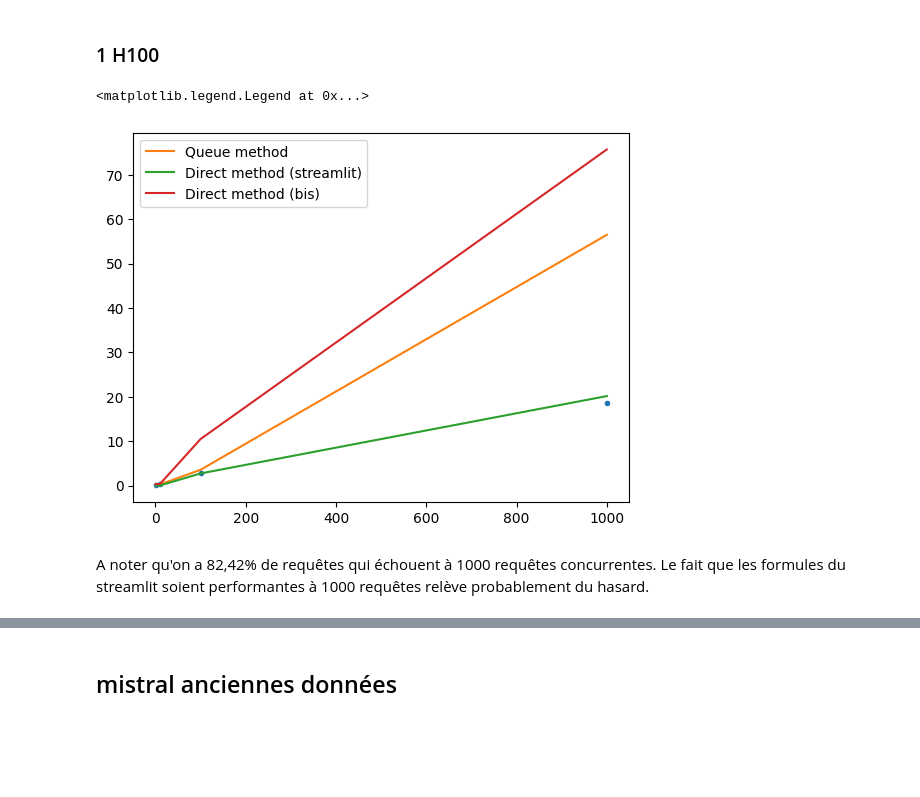
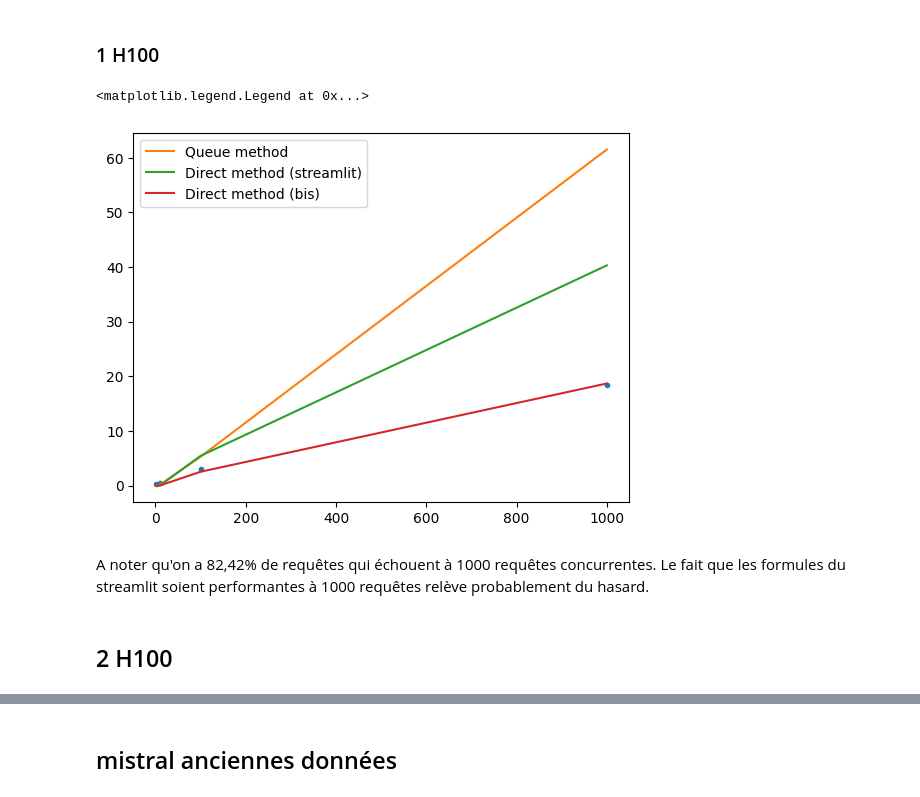
Before and after one commit to etalab-ia/InfraScale, a Jupyter notebook: calibration/calibration.ipynb, the cells around one changed output, grey strips where cells are left out. Saved outputs shown, nothing was run; the diff lists cells and outputs as text; code cells hidden in the pictures; blank space fills up the shorter version.

```diff
--- a/calibration/calibration.ipynb
+++ b/calibration/calibration.ipynb
@@ -26,12 +27,17 @@ def direct_method_streamlit(
   bytes_per_param: float,
   input_length: int = 100,
   output_length: int = 1650,
+  n_gpus: int = 1,
 ):
     """
     Calcul du TTFT moyen à partir des formules de calculate_speed_constraint dans speed_constraint.py
     Le code commenté correspond aux formules de calculate_latency_metrics mais est moins fiable
     """
-    effective_gpu_flops = gpu_troughput * 0.55
+    GPU_EFFICIENCY_FACTOR = 0.55  # Default efficiency factor (~55% for fp16)
+    MULTI_GPU_INEFFICIENCY_FACTOR = 0.85
+
+    effective_bandwidth = gpu_bandwidth * (1 + (n_gpus - 1) * MULTI_GPU_INEFFICIENCY_FACTOR)
+    effective_gpu_flops = (gpu_troughput * GPU_EFFICIENCY_FACTOR) * (1 + (n_gpus - 1) * MULTI_GPU_INEFFICIENCY_FACTOR)
 
     effective_batchs = ceil(concurrent_users / batch_size)
     wait_factor = ((effective_batchs - 1) * effective_batchs / 2) / concurrent_users
@@ -45,18 +51,21 @@ def direct_method_streamlit(
 
     # return latency_metrics["ttft_ms"] / 1000 + latency_metrics["total_time_s"] * wait_factor
 
-    generated_tokens = output_length / 3.7
+    generated_tokens = output_length
 
     flops_prefill = 2 * batch_size * model_layers * input_length * model_hidden_dim * (2*model_hidden_dim + input_length)
     mm_prefill = bytes_per_param * (model_params + 2 * model_layers * batch_size * input_length * model_hidden_dim + batch_size * input_length * model_hidden_dim)
-    time_prefill = max(flops_prefill / effective_gpu_flops, mm_prefill / gpu_bandwidth)
+    time_prefill = max(flops_prefill / effective_gpu_flops, mm_prefill / effective_bandwidth)
 
     flops_decode_one_token = batch_size * model_params * 2
     mm_params = model_params
     mm_kv_read = 2 * batch_size * input_length * model_hidden_dim
     mm_kv_write = 2 * batch_size * model_hidden_dim
+    # mm_activations = 2 * batch_size * input_length * model_layers * model_hidden_dim
     mm_decode_one_token = bytes_per_param * (mm_params + mm_kv_read + mm_kv_write)
-    time_decode_one_token = max(flops_decode_one_token / effective_gpu_flops, mm_decode_one_token / gpu_bandwidth)
+    time_decode_one_token = max(flops_decode_one_token / effective_gpu_flops, mm_decode_one_token / effective_bandwidth)
+
+    # print(f"users: {concurrent_users}, time_prefill: {time_prefill}, tps: {1/time_decode_one_token}")
 
     total_time = time_prefill + (generated_tokens - 1) * time_decode_one_token
 
@@ -181,7 +266,8 @@ def get_predictions(
       model_hidden_dim=model_hidden_dim,
       bytes_per_param=bytes_per_param,
       input_length=input_length,
-      output_length=output_length
+      output_length=output_length,
+      n_gpus=n_gpus
     ))
     direct_pred_bis.append(direct_method_bis(
       concurrent_users=concurrent_users,
@@ -193,7 +279,8 @@ def get_predictions(
       model_hidden_dim=model_hidden_dim,
       bytes_per_param=bytes_per_param,
       input_length=input_length,
-      output_length=output_length
+      output_length=output_length,
+      n_gpus=n_gpus
     ))
     queue_pred.append(queue_theory_method(
       concurrent_users=concurrent_users,
@@ -207,7 +294,7 @@ def get_predictions(
       n_gpus=n_gpus,
       input_length=input_length,
       output_length=output_length
-    )[0])
+    ))
   return queue_pred, direct_pred, direct_pred_bis
 # %% [markdown]
 # Comparaisons sur TTFT
@@ -420,30 +567,32 @@ MSE direct(bis) method:  20.958313390972467
 # %%
 df = pd.read_csv("load_test_google_H100.csv", sep=",")
 
 y = df.iloc[:-1, 3]
 output_lengths = df.iloc[:-1, 7]
 x = [1] + [10**k for k in range(1, 4)]
 
 y_predict = get_predictions(
   x=x,
   batch_size=16,
   gpu_troughput=1.98e15,
   gpu_bandwidth=3.2e12,
   model_params=27e9,
   bytes_per_param=2,
   model_layers=60,
   model_hidden_dim=5376,
-  n_gpus=1,
+  n_gpus=2,
   output_lengths=output_lengths
 )
 
 plt.plot(x, y, ".")
 plt.plot(x, y_predict[0], label="Queue method")
 plt.plot(x, y_predict[1], label="Direct method (streamlit)")
 plt.plot(x, y_predict[2], label="Direct method (bis)")
 plt.legend()
 # %% [output]
 <matplotlib.legend.Legend at 0x...>
-[figure, old version]
+[figure, new version]
 # %% [markdown]
 A noter qu'on a 82,42% de requêtes qui échouent à 1000 requêtes concurrentes. Le fait que les formules du streamlit soient performantes à 1000 requêtes relève probablement du hasard.
+# %% [markdown]
+## 2 H100
```
Also changed, not shown: parts of 52 cells of this notebook, 9 other files.
